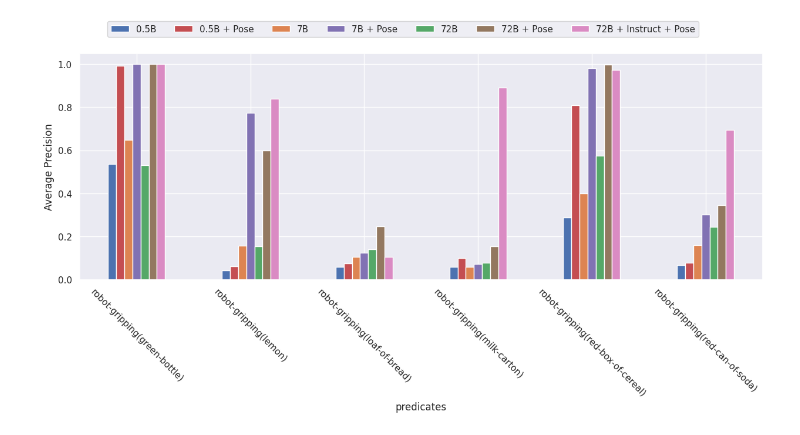
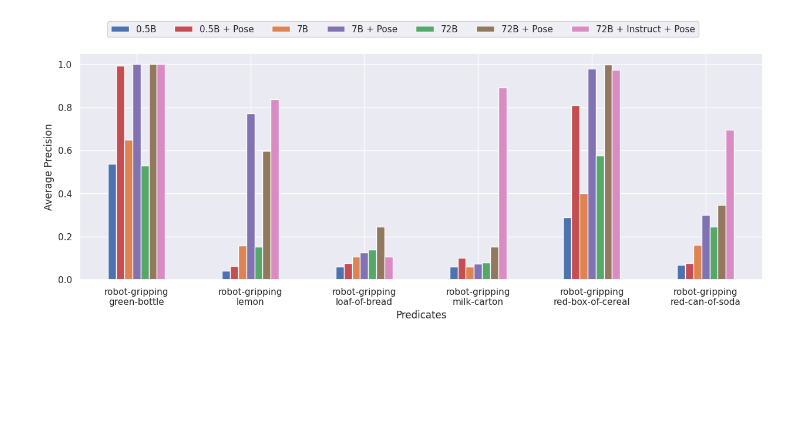
Before and after one commit to CLAIR-LAB-TECHNION/s3e, a Jupyter notebook: full_res_GRIP.ipynb, the cells around one changed output. Cells and saved outputs as stored; diff of their text form; code cells hidden in the pictures; blank space fills up the shorter version.

```diff
--- a/full_res_GRIP.ipynb
+++ b/full_res_GRIP.ipynb
@@ -278,19 +297,27 @@ fig.savefig('AP model sizes.pdf', bbox_inches="tight")
 # %%
 fig, ax = plt.subplots(figsize=(15, 5))
 non_robot_preds = [predicate for predicate in next(iter(average_precision.values())) if not predicate.startswith('robot-gripping')]
 ap_pd = pd.DataFrame.from_dict(average_precision).T.drop(columns=['micro average', 'macro average'] + non_robot_preds)
 ap_pd = ap_pd.T[['0.5B', '0.5B + Pose', '7B', '7B + Pose', '72B', '72B + Pose', '72B + Instruct + Pose']]
 
-ap_pd.plot.bar(legend=False, ax=ax, color=[color_map[c] for c in ap_pd.columns])
+ap_pd = ap_pd.T
+for col in ap_pd.columns:
+    new_col, args = col.split('(')
+    new_col += '\n' + args.split(')')[0]
+    ap_pd[new_col] = ap_pd[col]
+    ap_pd.drop(columns=col, inplace=True)
+ap_pd = ap_pd.T
+
+ap_pd.plot.bar(legend=False, ax=ax, color=[color_map[c] for c in ap_pd.columns], rot=0)
 
 ax.set_ylabel('Average Precision')
-ax.set_xlabel('predicates')
+ax.set_xlabel('Predicates')
 
 handles, labels = ax.get_legend_handles_labels()
 fig.legend(handles, labels, loc='upper center', ncol=7)
-fig.savefig('AP home compare.pdf', bbox_inches="tight")
+fig.savefig('AP_home_compare.pdf', bbox_inches="tight")
 # %% [output]
-[figure, old version]
+[figure, new version]
 # %%
 predicate = 'robot-gripping(milk-carton)'
 
```
Also changed, not shown: parts of 28 cells of this notebook, 10 other files.
